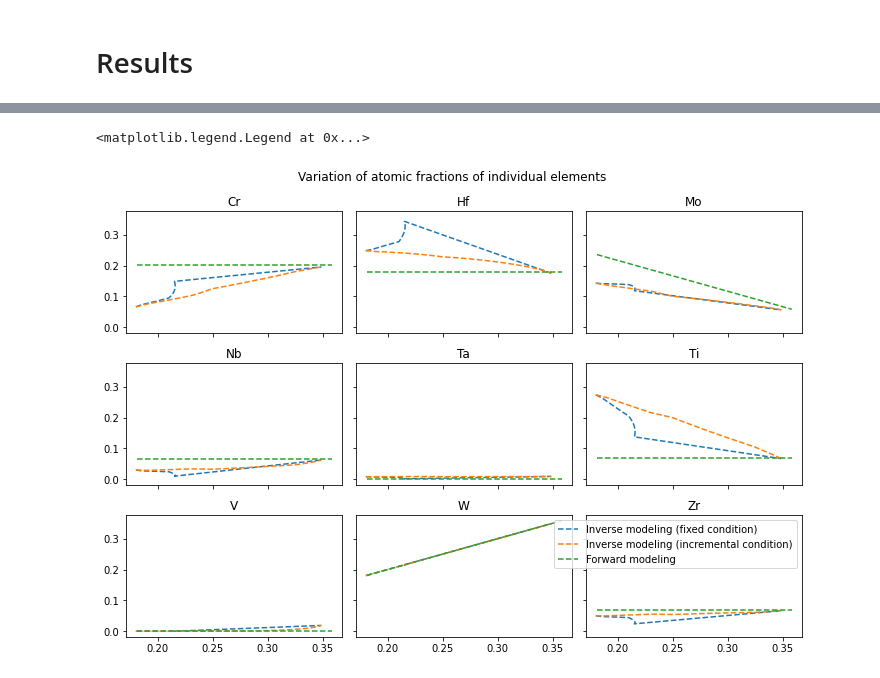
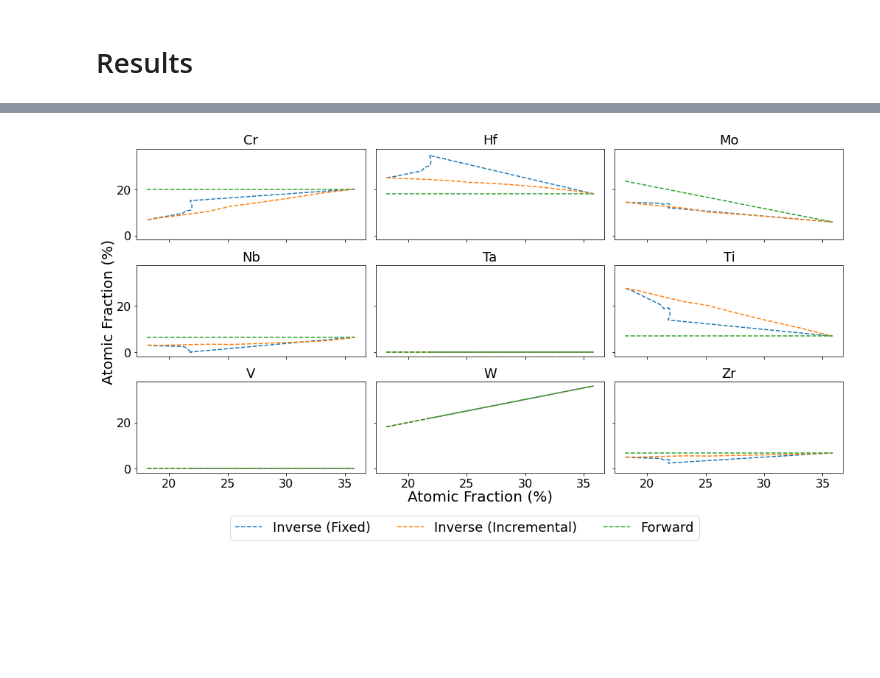
Before and after one commit to dovahkiin0022/forward_v_inverse, a Jupyter notebook: notebooks/visualization.ipynb, the cells around one changed output, grey strips where cells are left out. Drawn from its saved outputs; the diff is of its cells as text; code cells hidden in the pictures; blank space fills up the shorter version.

```diff
--- a/notebooks/visualization.ipynb
+++ b/notebooks/visualization.ipynb
@@ -14,0 +19,4 @@ import pickle
+# %%
+fig_location = 'figures'
+if not os.path.exists(fig_location):
+    os.mkdir(fig_location)
@@ -122,0 +153,24 @@ plt.legend(fontsize =12)
+# %%
+fig,ax = plt.subplots(figsize = (8,5))
+inverse_uts_fixed = results_dict['inverse']['fixed']['g_fake_data_uts']
+inverse_uts_inc = results_dict['inverse']['inc']['g_fake_data_uts']
+inverse_w_fixed = np.array(results_dict['inverse']['fixed']['actual_w'])
+inverse_w_inc = np.array(results_dict['inverse']['inc']['actual_w'])
+forward_uts = results_dict['forward']['best_cand_uts']
+forward_w = np.array(results_dict['forward']['w_content'])
+y = np.array(results_dict['inverse']['inc']['y'])
+ax.axhline(y = 0.9, xmin = 0.05, xmax = 0.95, color = c, label = 'Fixed condition', linestyle = 'dashed', c = 'tab:blue')
+ax.plot(100*inverse_w_fixed, inverse_uts_fixed, label = 'Inverse (Fixed)')
+
+
+ax.plot(100*forward_w,forward_uts, label = 'Forward', c = 'tab:green')
+
+ax.plot(100*inverse_w_inc, y, label = 'Incremental condition', linestyle = 'dashed', c = 'tab:orange')
+ax.plot(100*inverse_w_inc, inverse_uts_inc, label = 'Inverse (Incremental)', c = 'tab:orange')
+
+#plt.plot(p_front_univ[0], p_front_univ[1],linestyle = '--',linewidth=2,alpha=0.5, label='Global Pareto front')
+ax.tick_params(axis='both', which='major', labelsize=12)
+ax.set_xlabel('Atomic fraction of W (%)', fontsize = 14)
+ax.set_ylabel('UTS at $1200^{\circ}$C (GPa)', fontsize = 14)
+plt.legend(fontsize =14,bbox_to_anchor = (-0.1, -0.15, 1, 0), ncol = 2)
+plt.savefig(os.path.join(fig_location, 'uts_compare.pdf'), bbox_inches="tight")
@@ -123,20 +179,22 @@ plt.legend(fontsize =12)
 # %%
 to_consider = results_dict['inverse']['constants']['to_consider']
 inverse_comps_fixed = np.array(results_dict['inverse']['fixed']['g_fake_data'])
 inverse_comps_inc = np.array(results_dict['inverse']['inc']['g_fake_data'])
 forward_comps = np.array(results_dict['forward']['best_cands'])
-fig,ax = plt.subplots(3,3, figsize = (10,7), sharex = True, sharey=True)
+fig,ax = plt.subplots(3,3, figsize = (14,7), sharex = True, sharey=True)
 ax = ax.flatten()
 for k,el in enumerate(to_consider):
     i = np.argwhere(el_list==el).item()
-    ax[k].plot(inverse_w_fixed, inverse_comps_fixed[:,i], label = 'Inverse modeling (fixed condition)', linestyle = 'dashed')
-    ax[k].plot(inverse_w_inc, inverse_comps_inc[:,i], label = 'Inverse modeling (incremental condition)', linestyle = 'dashed')
-    ax[k].plot(forward_w, forward_comps[:,i], label = 'Forward modeling', linestyle = 'dashed')
+    ax[k].plot(100*inverse_w_fixed, 100*inverse_comps_fixed[:,i], label = 'Inverse (Fixed)', linestyle = 'dashed')
+    ax[k].plot(100*inverse_w_inc, 100*inverse_comps_inc[:,i], label = 'Inverse (Incremental)', linestyle = 'dashed')
+    ax[k].plot(100*forward_w, 100*forward_comps[:,i], label = 'Forward', linestyle = 'dashed')
 
-    ax[k].set_title(el)
-fig.suptitle('Variation of atomic fractions of individual elements')
+    ax[k].set_title(el, fontsize = 18)
+    ax[k].tick_params(axis='both', which='major', labelsize=16)
+fig.text(-0.01, 0.5, 'Atomic Fraction (%)', va='center', rotation='vertical', fontsize = 20)
+fig.text(0.5, -0.01, 'Atomic Fraction (%)', ha='center', fontsize = 20)
 plt.tight_layout()
-plt.legend()
+plt.legend(ncol = 3, bbox_to_anchor = (-0.6, -0.4, 1, 0), fontsize = 18)
+plt.savefig(os.path.join(fig_location, 'at_frac_change.pdf'), bbox_inches="tight")
 # %% [output]
-<matplotlib.legend.Legend at 0x...>
-[figure, old version]
+[figure, new version]
```
Also changed, not shown: parts of 12 cells of this notebook, 12 other files.
